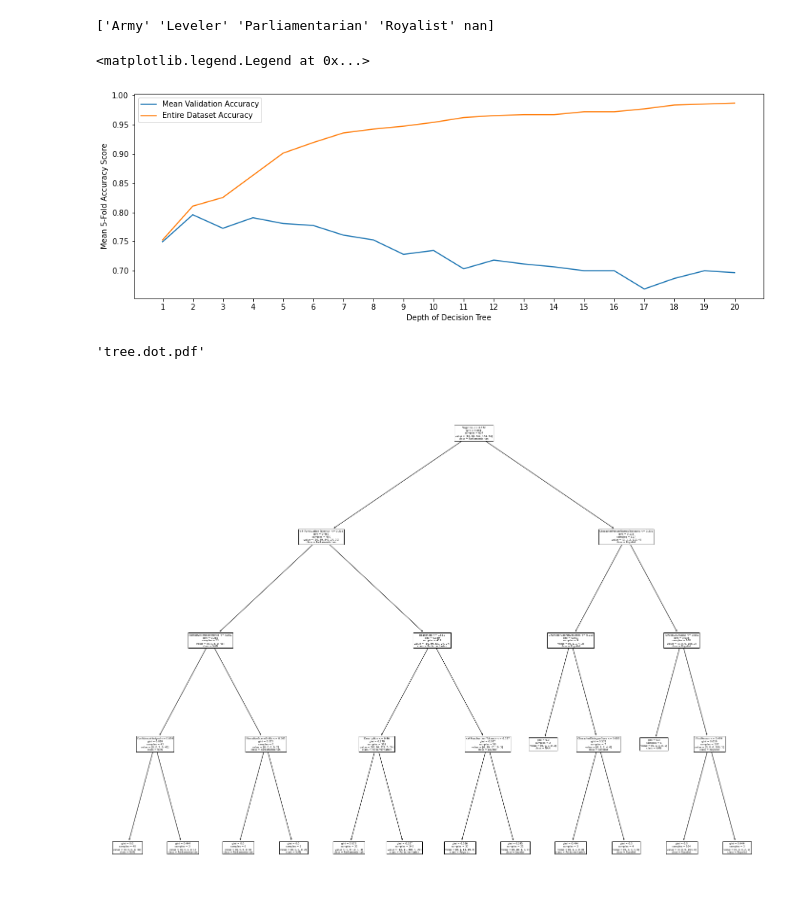
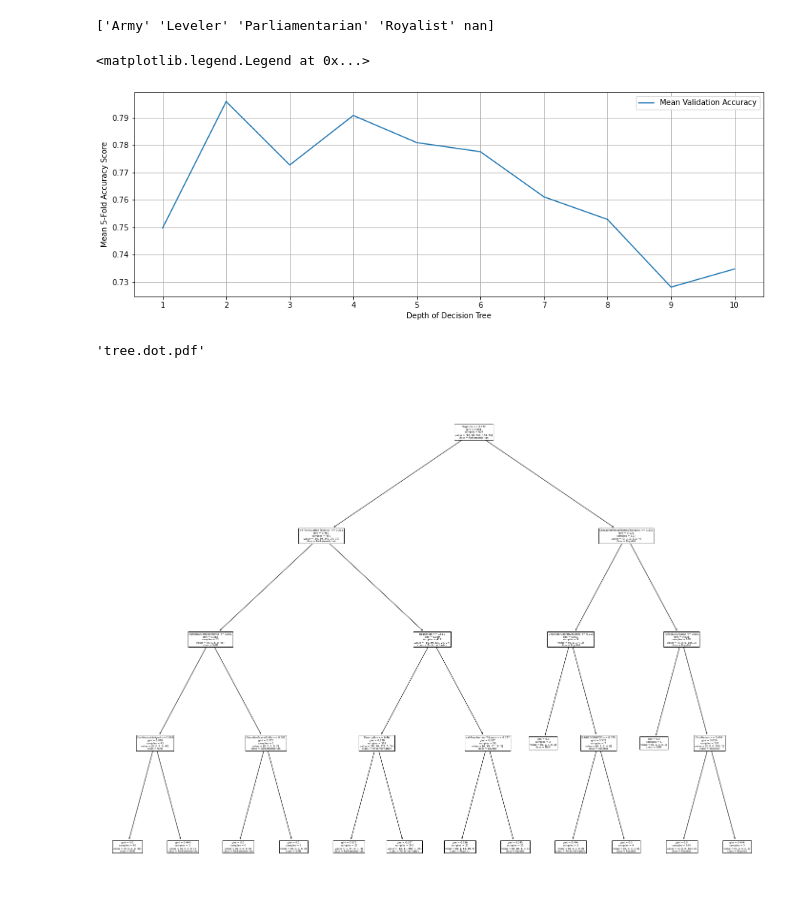
Before and after one commit to QiyunC/36490-Research-Project, a Jupyter notebook: Feature_Selection_36490.ipynb, the cells around one changed output. Saved outputs shown, nothing was run; the diff lists cells and outputs as text; code cells hidden in the pictures.

```diff
--- a/Feature_Selection_36490.ipynb
+++ b/Feature_Selection_36490.ipynb
@@ -23,0 +29,3 @@ Columns that exist in old csv but not in new one ['Notes', 'Newsbooks Issue', 't
+# %%
+res = res.drop(['TSNE_x','TSNE_y','PCA_x','PCA_y'], axis=1, errors='ignore')
+res
@@ -72,38 +102,39 @@ np.random.seed(36490)
 import matplotlib.pyplot as plt
 from sklearn.model_selection import KFold
 from sklearn.model_selection import cross_val_score
 from sklearn import tree
 from sklearn.tree import DecisionTreeClassifier, export_graphviz
 import graphviz
 from graphviz import Source
 
 
 cv = 5
-d_lst = np.arange(1, 21)
+d_lst = np.arange(1, 11)
 mean_acc_score = []
 total_acc_score_lst = []
 for d in d_lst:
     clf = DecisionTreeClassifier(max_depth=d)
     clf_score = cross_val_score(clf, df_scaled, encoded_target, cv=cv, scoring="accuracy")
     clf.fit(df_scaled, encoded_target)
     total_acc = clf.score(df_scaled, encoded_target)
     mean_clf_score = np.mean(clf_score)
     mean_acc_score.append(mean_clf_score)
     total_acc_score_lst.append(total_acc)
 
 fig, ax = plt.subplots(figsize=(15,5))
 ax.plot(d_lst, mean_acc_score, label = "Mean Validation Accuracy")
-ax.plot(d_lst, total_acc_score_lst, label = "Entire Dataset Accuracy")
-
+# ax.plot(d_lst, total_acc_score_lst, label = "Entire Dataset Accuracy")
+plt.grid(True)
 ax.set_xlabel('Depth of Decision Tree')
 ax.set_ylabel('Mean %d-Fold Accuracy Score' % cv)
 ax.set_xticks(d_lst)
 ax.set_ylim(plt.ylim())
 ax.legend()
 # %% [output]
 <matplotlib.legend.Legend at 0x...>
-[figure, old version]
+[figure, new version]
 # %%
+# max_depth = 4 from the previous plot we drew
 clf = DecisionTreeClassifier(max_depth=4)
 clf = clf.fit(df_scaled, encoded_target)
 
@@ -117,7 +148,7 @@ graph = graphviz.Source(dot_data)
 graph.render("tree.dot",view = True)
 # %% [output]
 'tree.dot.pdf'
-[figure, old version]
+[figure, new version]
 # %%
 len(clf.feature_importances_), clf.feature_importances_
 import_lst = clf.feature_importances_.nonzero()[0]
```
Also changed, not shown: parts of 10 cells of this notebook.
